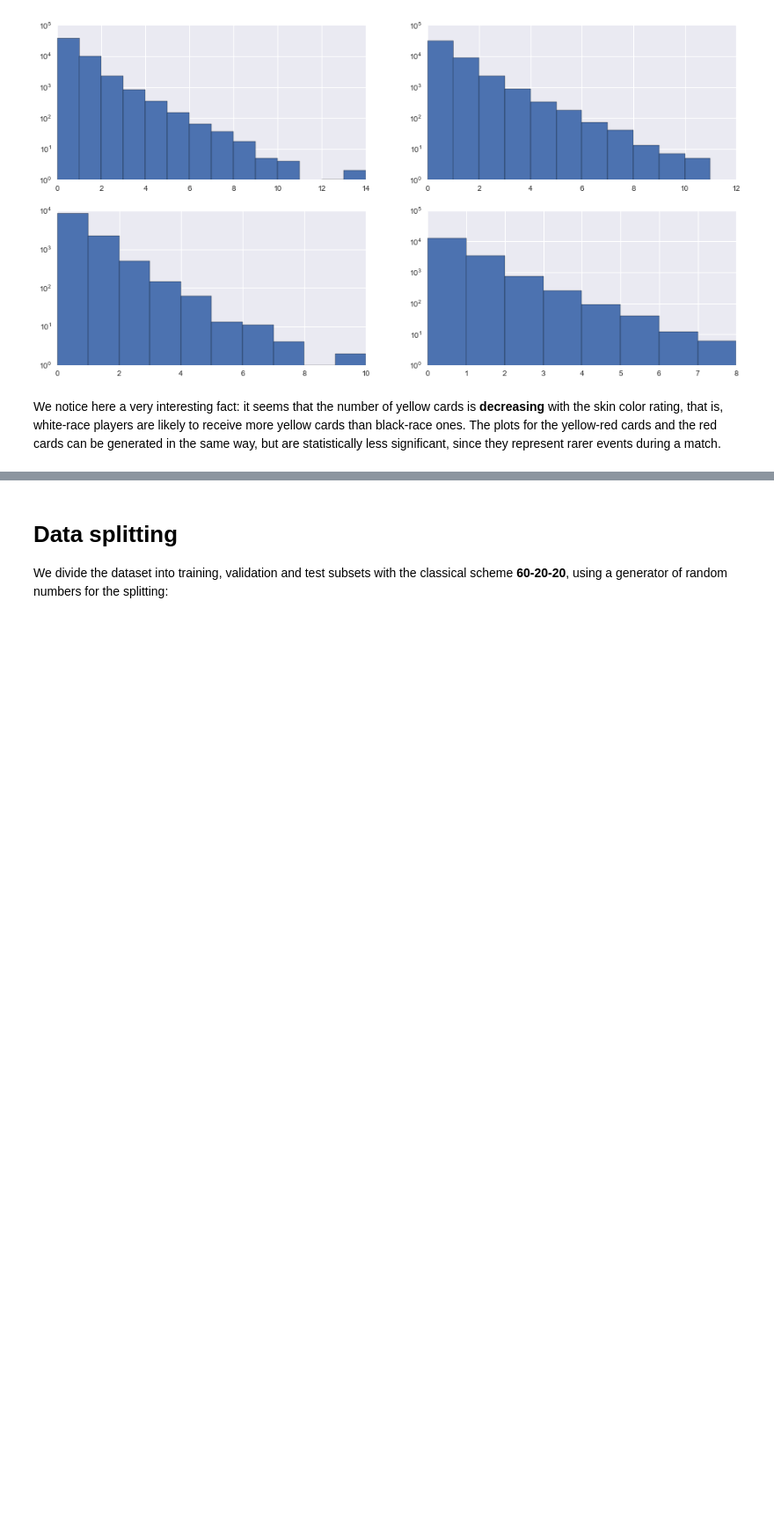
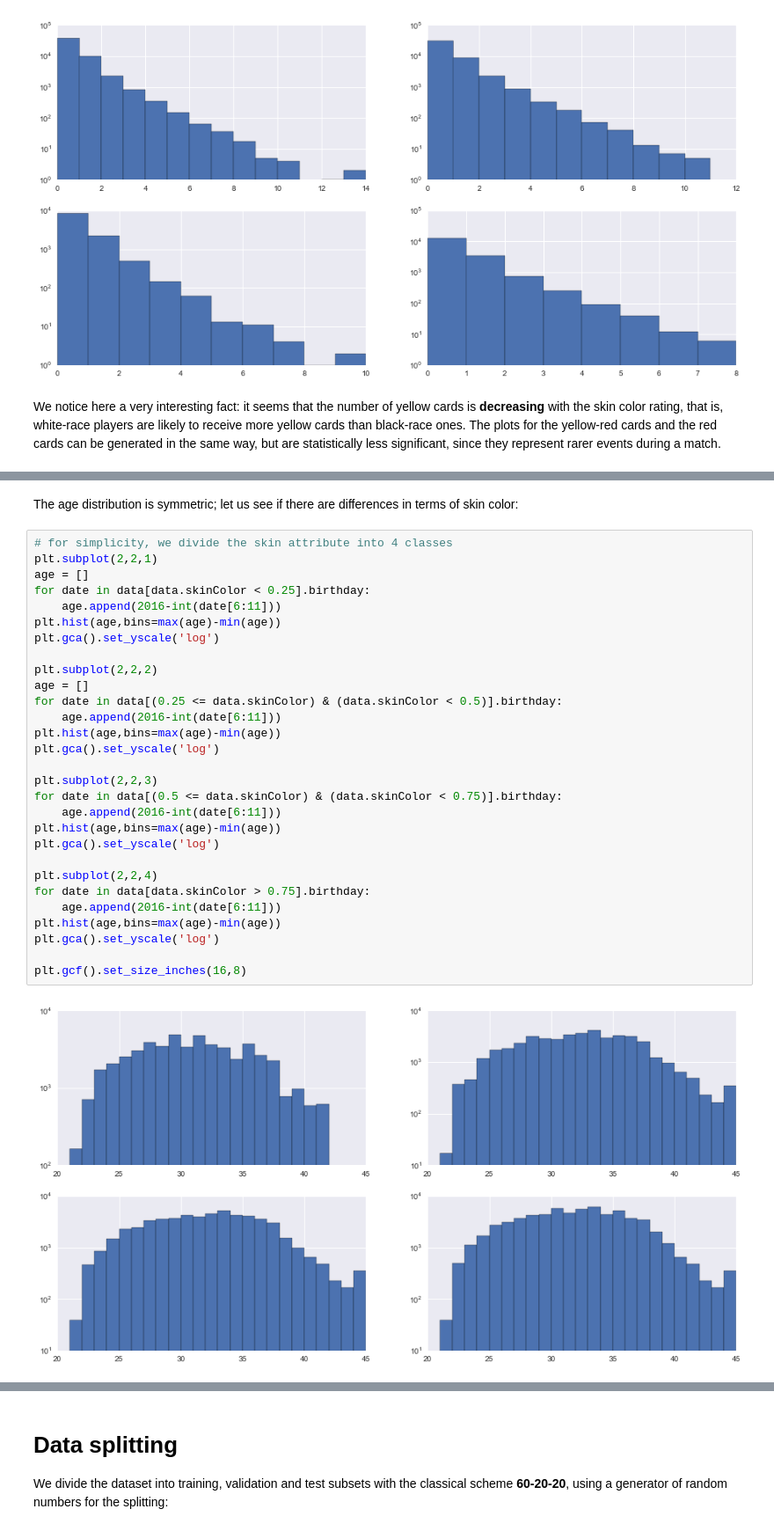
Before and after one commit to Bondzio/ADA_hw2016, a Jupyter notebook: 04 - Applied ML/AppliedML.ipynb, the cells around one changed output, grey strips where cells are left out. Shown at 88% size. Cells and saved outputs as stored; diff of their text form; blank space fills up the shorter version.

```diff
--- a/04 - Applied ML/AppliedML.ipynb
+++ b/04 - Applied ML/AppliedML.ipynb
@@ -219,0 +256,33 @@ We notice here a very interesting fact: it seems that the number of yellow cards
+# %% [markdown]
+The age distribution is symmetric; let us see if there are differences in terms of skin color:
+# %%
+# for simplicity, we divide the skin attribute into 4 classes
+plt.subplot(2,2,1)
+age = []
+for date in data[data.skinColor < 0.25].birthday:
+    age.append(2016-int(date[6:11]))
+plt.hist(age,bins=max(age)-min(age))
+plt.gca().set_yscale('log')
+
+plt.subplot(2,2,2)
+age = []
+for date in data[(0.25 <= data.skinColor) & (data.skinColor < 0.5)].birthday:
+    age.append(2016-int(date[6:11]))
+plt.hist(age,bins=max(age)-min(age))
+plt.gca().set_yscale('log')
+
+plt.subplot(2,2,3)
+for date in data[(0.5 <= data.skinColor) & (data.skinColor < 0.75)].birthday:
+    age.append(2016-int(date[6:11]))
+plt.hist(age,bins=max(age)-min(age))
+plt.gca().set_yscale('log')
+
+plt.subplot(2,2,4)
+for date in data[data.skinColor > 0.75].birthday:
+    age.append(2016-int(date[6:11]))
+plt.hist(age,bins=max(age)-min(age))
+plt.gca().set_yscale('log')
+
+plt.gcf().set_size_inches(16,8)
+# %% [output]
+[figure, added]
```
Also changed, not shown: parts of 51 cells of this notebook.
